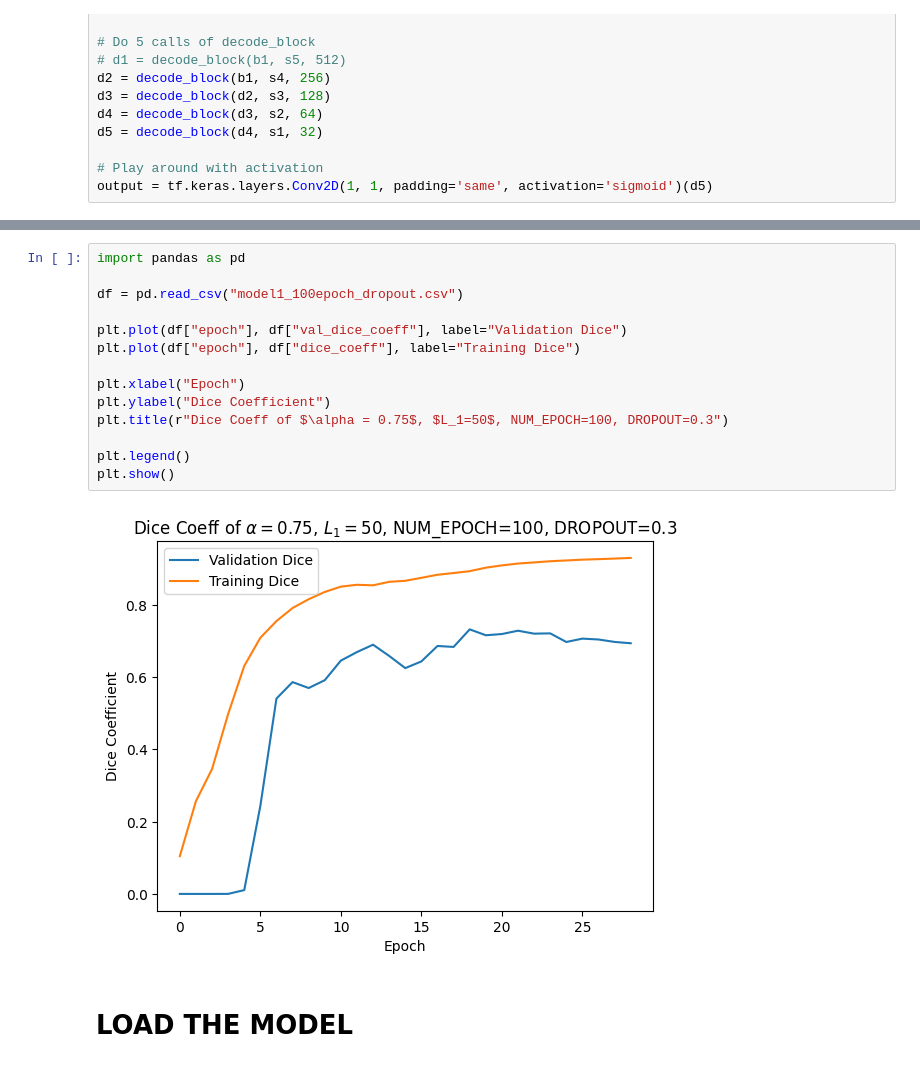
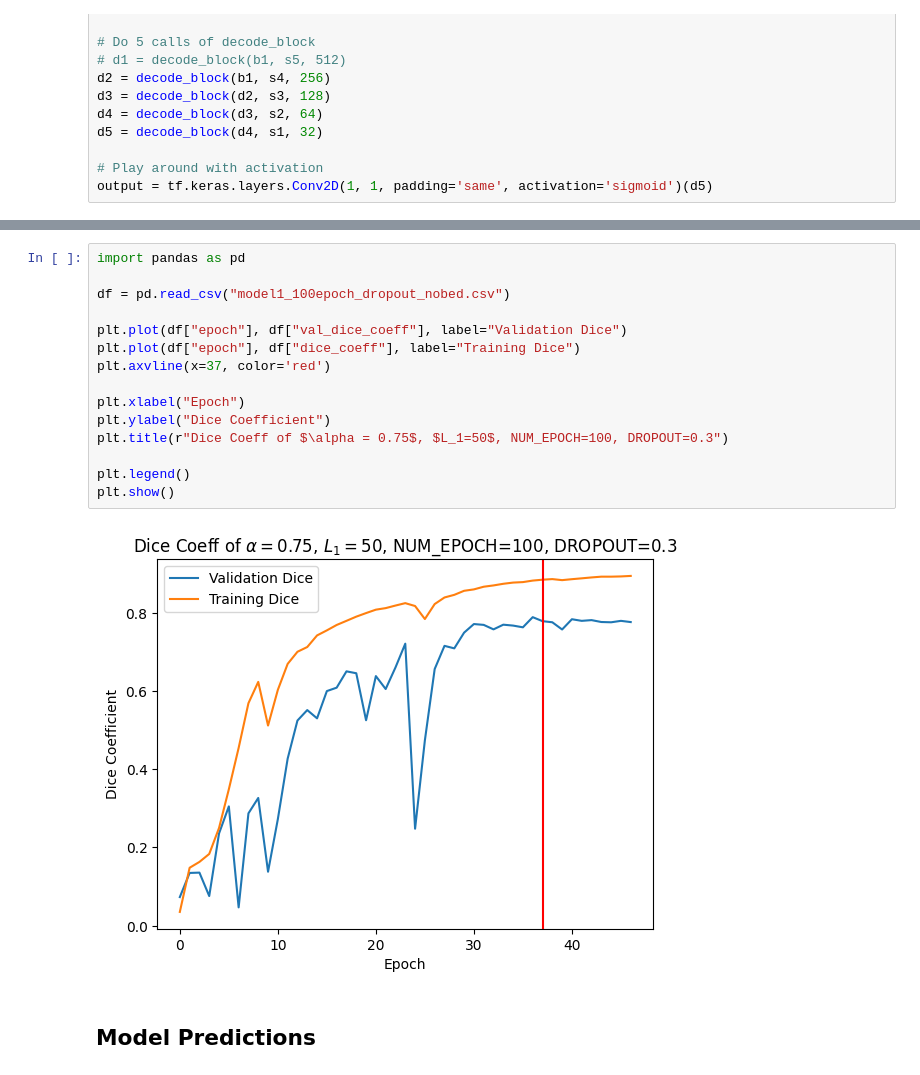
Before and after one commit to mlykwong/bmeg-591q-project, a Jupyter notebook: notebooks/Utils.ipynb, the cells around one changed output, grey strips where cells are left out. Drawn from its saved outputs; the diff is of its cells as text.

```diff
--- a/notebooks/Utils.ipynb
+++ b/notebooks/Utils.ipynb
@@ -539,21 +608,22 @@ plt.show()
 # %%
 import pandas as pd
 
-df = pd.read_csv("model1_100epoch_dropout.csv")
+df = pd.read_csv("model1_100epoch_dropout_nobed.csv")
 
 plt.plot(df["epoch"], df["val_dice_coeff"], label="Validation Dice")
 plt.plot(df["epoch"], df["dice_coeff"], label="Training Dice")
+plt.axvline(x=37, color='red')
 
 plt.xlabel("Epoch")
 plt.ylabel("Dice Coefficient")
 plt.title(r"Dice Coeff of $\alpha = 0.75$, $L_1=50$, NUM_EPOCH=100, DROPOUT=0.3")
 
 plt.legend()
 plt.show()
 # %% [output]
-[figure, old version]
+[figure, new version]
 # %% [markdown]
-# LOAD THE MODEL
+## Model Predictions
 # %%
 custom_objects = {
     'custom_loss1': custom_loss1,
```
Also changed, not shown: parts of 14 cells of this notebook.
